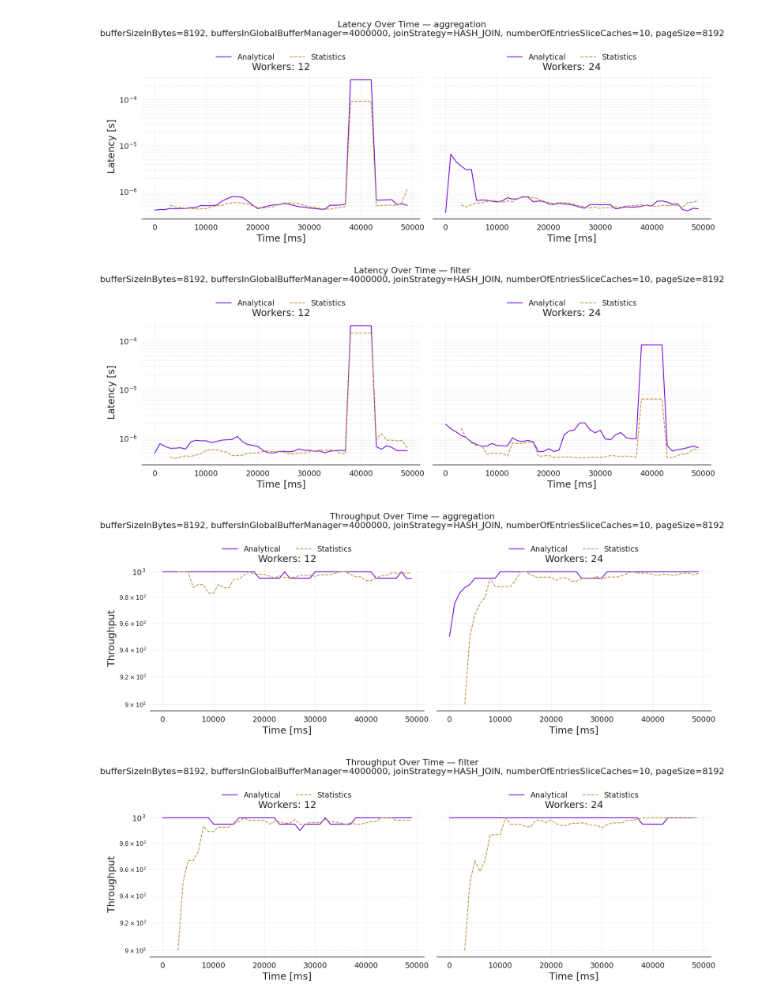
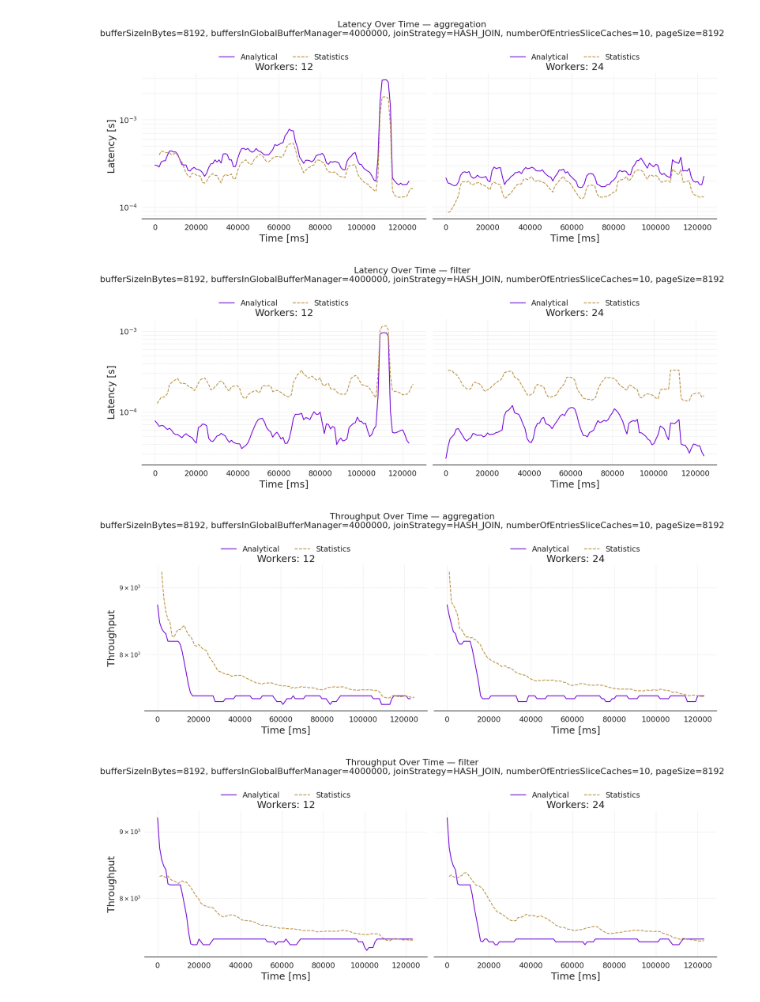
Before and after one commit to ESPAT-Orga/nebulastream-espat, a Jupyter notebook: scripts/benchmarking/multiple-statistic-queries-over-time/plots/AddStatisticQueriesOverTime.ipynb, the cells around one changed output. Cells and saved outputs as stored; diff of their text form; code cells hidden in the pictures.

```diff
--- a/scripts/benchmarking/multiple-statistic-queries-over-time/plots/AddStatisticQueriesOverTime.ipynb
+++ b/scripts/benchmarking/multiple-statistic-queries-over-time/plots/AddStatisticQueriesOverTime.ipynb
@@ -31,7 +31,7 @@ def smooth_and_bin(df, time_col, value_col, bin_size=sample_window_size, rolling
     binned[value_col] = binned[value_col].rolling(window=rolling_win, min_periods=1).mean()
     return binned
 # %%
-df = pd.read_csv("latency_results_nebulastream_concat.csv")
+df = pd.read_csv("../../../../latency_results_nebulastream_concat.csv")
 
 invalid_modes = df[df["executionMode"] != "COMPILER"]["executionMode"].unique()
 assert len(invalid_modes) == 0, f"Found non-COMPILER execution modes in latency data: {invalid_modes}"
@@ -62,37 +62,37 @@ for query_kind in df["query"].unique():
             ]:
                 type_df = thread_df[thread_df["query_type"] == qt]
                 if type_df.empty:
                     continue
                 binned = smooth_and_bin(type_df, "normalized_start_timestamp", "latency")
                 ax.plot(binned["time_bin"], binned["latency"], color=color, linestyle=ls,
                         label=label, linewidth=1.5)
 
             ax.set_title(f"Workers: {n_workers}", fontsize=18)
             ax.set_xlabel("Time [ms]", fontsize=18)
             if col == 0:
                 ax.set_ylabel("Latency [s]", fontsize=18)
             ax.set_yscale("log")
             ax.tick_params(labelsize=14)
             ax.grid(True, which="both", linestyle="--", linewidth=0.5, alpha=0.7)
             ax.legend(fontsize=14, loc="upper center", bbox_to_anchor=(0.5, 1.18),
                       ncol=2, frameon=False)
             sns.despine(ax=ax, left=True)
 
         # Hide unused axes
         for idx in range(n, nrows * ncols):
             row, col = divmod(idx, ncols)
             axes[row][col].set_visible(False)
 
         fig.suptitle(f"Latency Over Time — {query_kind}\n{config_str}",
                      fontsize=16, y=0.98)
         plt.tight_layout()
         plt.savefig(os.path.join(output_dir, f"{query_kind}_latency_subplots.pdf"))
         plt.show()
 # %% [output]
-[figure, old version]
+[figure, new version]
-[figure, old version]
+[figure, new version]
 # %%
-throughput_df = pd.read_csv("throughput_results_nebulastream_concat.csv")
+throughput_df = pd.read_csv("../../../../throughput_results_nebulastream_concat.csv")
 
 invalid_modes = throughput_df[throughput_df["executionMode"] != "COMPILER"]["executionMode"].unique()
 assert len(invalid_modes) == 0, f"Found non-COMPILER execution modes in throughput data: {invalid_modes}"
@@ -150,5 +150,5 @@ for query_kind in throughput_df["query"].unique():
         plt.savefig(os.path.join(output_dir, f"{query_kind}_throughput_subplots.pdf"))
         plt.show()
 # %% [output]
-[figure, old version]
+[figure, new version]
-[figure, old version]
+[figure, new version]
```
Also changed, not shown: 2 other files.
